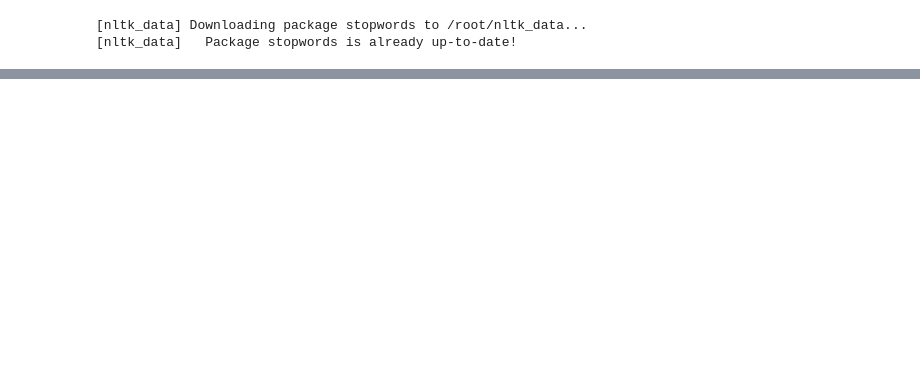
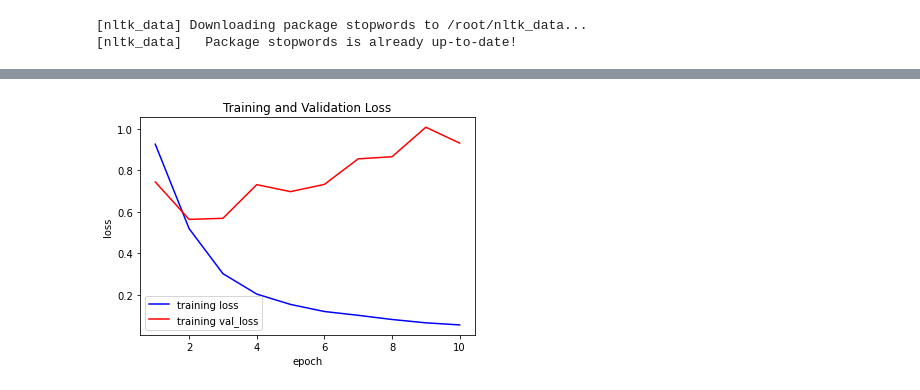
Before and after one commit to CodeSigma/Learn-Data-Science, a Jupyter notebook: Covid_Tweet_LSTM.ipynb, the cells around one changed output, grey strips where cells are left out. Saved outputs shown, nothing was run; the diff lists cells and outputs as text; code cells hidden in the pictures; blank space fills up the shorter version.

```diff
--- a/Covid_Tweet_LSTM.ipynb
+++ b/Covid_Tweet_LSTM.ipynb
@@ -193,4 +213,0 @@ df.loc[7260].OriginalTweet
-# %%
-model.compile(optimizer='adam', #Using Adam Optimizer
-              loss="categorical_crossentropy",
-              metrics=["accuracy"])
@@ -225,0 +283,16 @@ df_train
+# %%
+loss = history.history["loss"]
+val_loss = history.history["val_loss"]
+epochs = range(1, len(val_acc) + 1)
+
+plt.plot(epochs, loss, color="blue", label="training loss")
+plt.plot(epochs, val_loss, color="red", label="training val_loss")
+
+plt.legend()
+plt.xlabel("epoch")
+plt.ylabel("loss")
+plt.title("Training and Validation Loss")
+
+plt.show()
+# %% [output]
+[figure, added]
```
Also changed, not shown: parts of 46 cells of this notebook.
